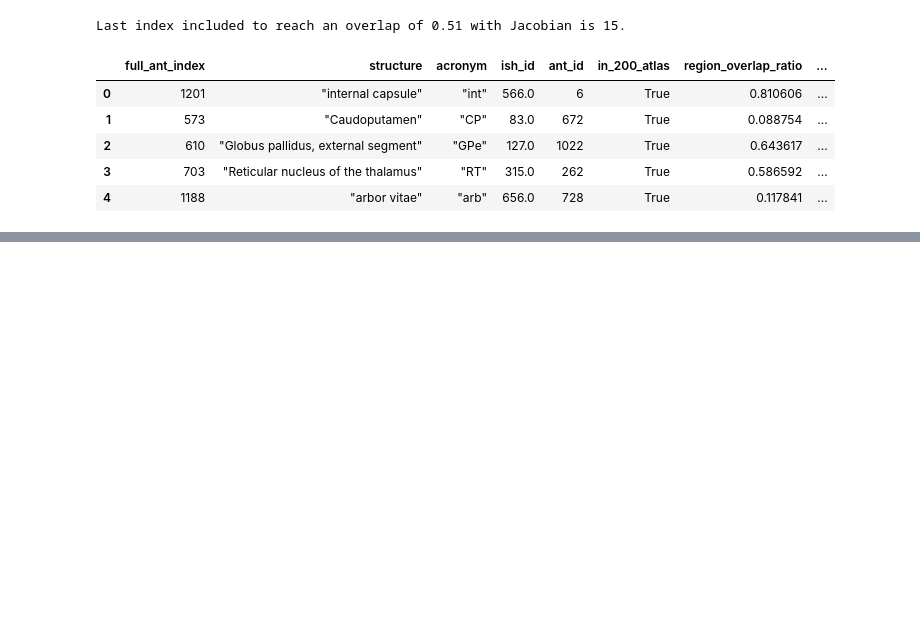
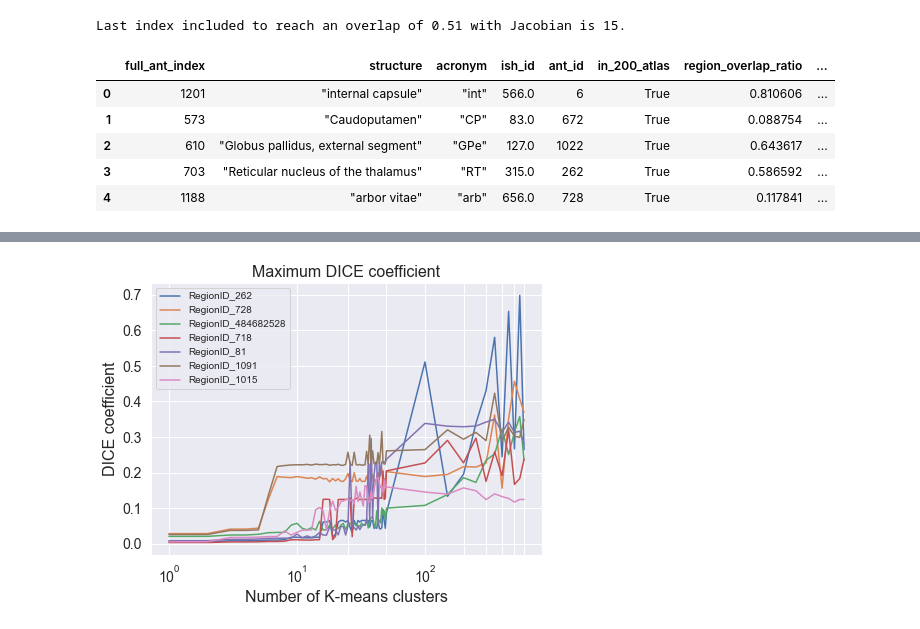
Before and after one commit to BioProteanLabs/Morphontogeny, a Jupyter notebook: morphontogeny/Jupyter/ABA/ABA_DICE.ipynb, the cells around one changed output, grey strips where cells are left out. Cells and saved outputs as stored; diff of their text form; code cells hidden in the pictures; blank space fills up the shorter version.

```diff
--- a/morphontogeny/Jupyter/ABA/ABA_DICE.ipynb
+++ b/morphontogeny/Jupyter/ABA/ABA_DICE.ipynb
@@ -51,3 +57,5 @@ plateau_ids_list = [262, 728, 484682528, 718, 81, 1091, 1015]
 # %%
-cluster_path = '/data/bioprotean/ABA/KernelPCA/rbf/labels_rc/'
-plot_regions_DICE(worse_ids_list, cluster_path)
+cluster_path = '/data/bioprotean/ABA/KernelPCA/poly3/Kmeans_rc/'
+plot_regions_DICE(plateau_ids_list, cluster_path)
+# %% [output]
+[figure, added]
```
Also changed, not shown: parts of 3 cells of this notebook, 7 other files.
